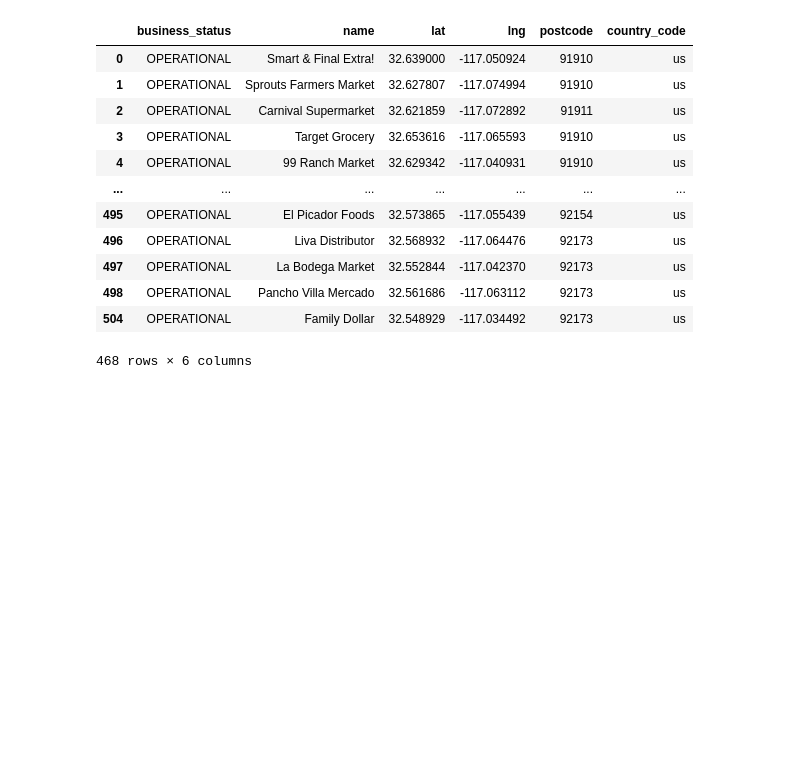
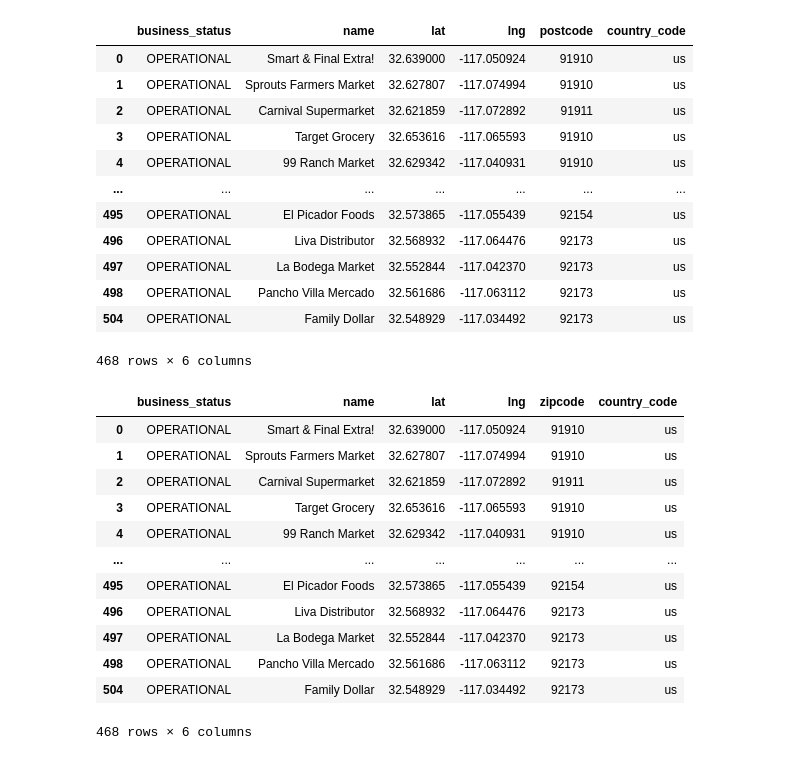
Before and after one commit to tsmtruong/final-project, a Jupyter notebook: Clean_Markets.ipynb, the cells around one changed output. Cells and saved outputs as stored; diff of their text form; code cells hidden in the pictures; blank space fills up the shorter version.

```diff
--- a/Clean_Markets.ipynb
+++ b/Clean_Markets.ipynb
@@ -340,3 +340,20 @@ final_market_df
 | 498 | OPERATIONAL | Pancho Villa Mercado | 32.561686 | -117.063112 | 92173 | us |
 | 504 | OPERATIONAL | Family Dollar | 32.548929 | -117.034492 | 92173 | us |
 468 rows × 6 columns
+# %%
+final_market_df = final_market_df.rename(columns={'postcode':'zipcode'})
+final_market_df
+# %% [output]
+|  | business_status | name | lat | lng | zipcode | country_code |
+| 0 | OPERATIONAL | Smart & Final Extra! | 32.639000 | -117.050924 | 91910 | us |
+| 1 | OPERATIONAL | Sprouts Farmers Market | 32.627807 | -117.074994 | 91910 | us |
+| 2 | OPERATIONAL | Carnival Supermarket | 32.621859 | -117.072892 | 91911 | us |
+| 3 | OPERATIONAL | Target Grocery | 32.653616 | -117.065593 | 91910 | us |
+| 4 | OPERATIONAL | 99 Ranch Market | 32.629342 | -117.040931 | 91910 | us |
+| ... | ... | ... | ... | ... | ... | ... |
+| 495 | OPERATIONAL | El Picador Foods | 32.573865 | -117.055439 | 92154 | us |
+| 496 | OPERATIONAL | Liva Distributor | 32.568932 | -117.064476 | 92173 | us |
+| 497 | OPERATIONAL | La Bodega Market | 32.552844 | -117.042370 | 92173 | us |
+| 498 | OPERATIONAL | Pancho Villa Mercado | 32.561686 | -117.063112 | 92173 | us |
+| 504 | OPERATIONAL | Family Dollar | 32.548929 | -117.034492 | 92173 | us |
+468 rows × 6 columns
```
Also changed, not shown: parts of 2 cells of this notebook.
